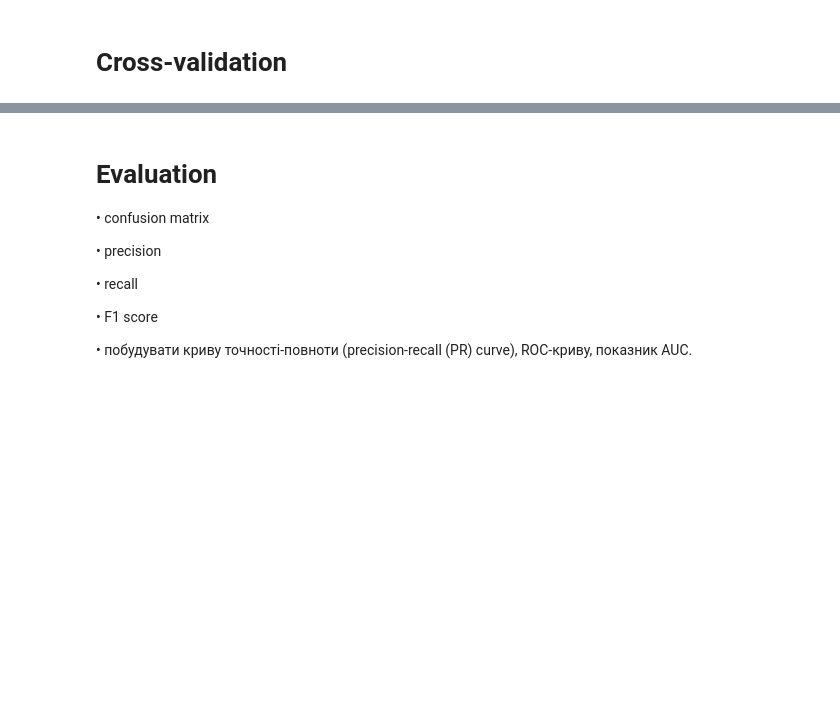
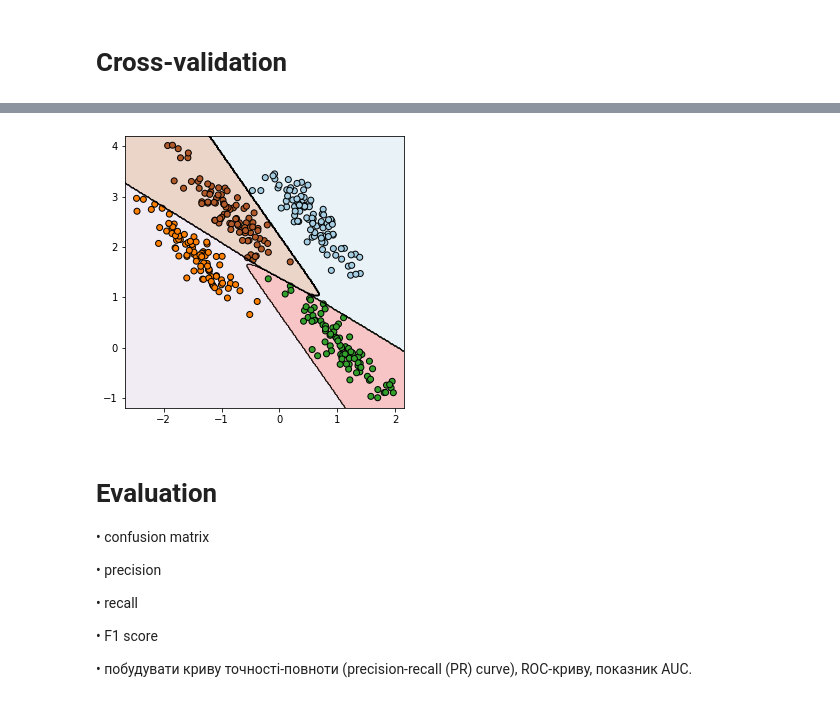
Before and after one commit to Teasotea/IASA_IntelectualDataAnalysis, a Jupyter notebook: lab3/IAD_Lab3_datasetA.ipynb, the cells around one changed output, grey strips where cells are left out. Saved outputs shown, nothing was run; the diff lists cells and outputs as text; code cells hidden in the pictures; blank space fills up the shorter version.

```diff
--- a/lab3/IAD_Lab3_datasetA.ipynb
+++ b/lab3/IAD_Lab3_datasetA.ipynb
@@ -175,3 +336,21 @@ print(accuracy.mean())
+# %%
+def plot_decision_boundary(clf, X, Y, cmap='Paired_r'):
+    h = 0.02
+    x_min, x_max = X[:,0].min() - 10*h, X[:,0].max() + 10*h
+    y_min, y_max = X[:,1].min() - 10*h, X[:,1].max() + 10*h
+    xx, yy = np.meshgrid(np.arange(x_min, x_max, h),
+                         np.arange(y_min, y_max, h))
+    Z = clf.predict(np.c_[xx.ravel(), yy.ravel()])
+    Z = Z.reshape(xx.shape)
+
+    plt.figure(figsize=(5,5))
+    plt.contourf(xx, yy, Z, cmap=cmap, alpha=0.25)
+    plt.contour(xx, yy, Z, colors='k', linewidths=0.7)
+    plt.scatter(X[:,0], X[:,1], c=Y, cmap=cmap, edgecolors='k')
+# %%
+plot_decision_boundary(model, np.array(X_Train), np.array(y_Train))
+# %% [output]
+[figure, added]
 # %% [markdown]
 # Evaluation
 
```
Also changed, not shown: parts of 36 cells of this notebook.
